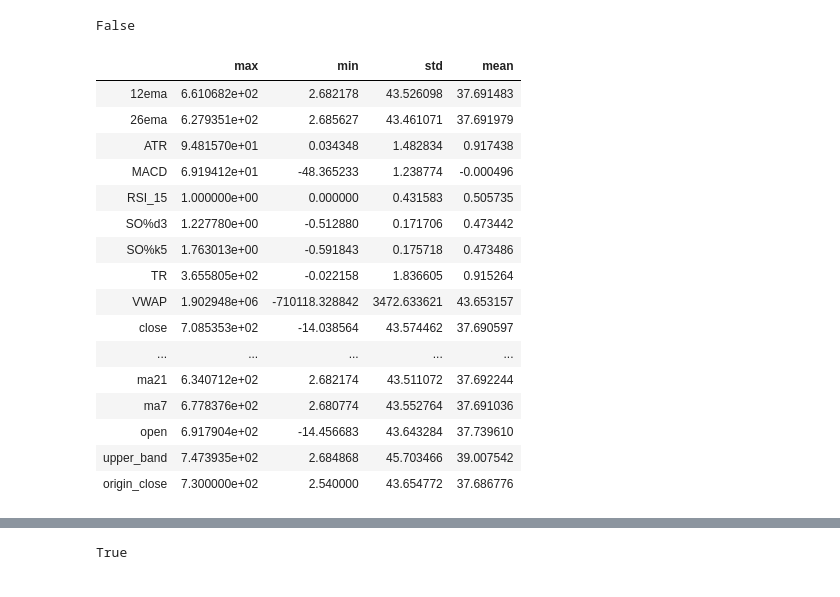
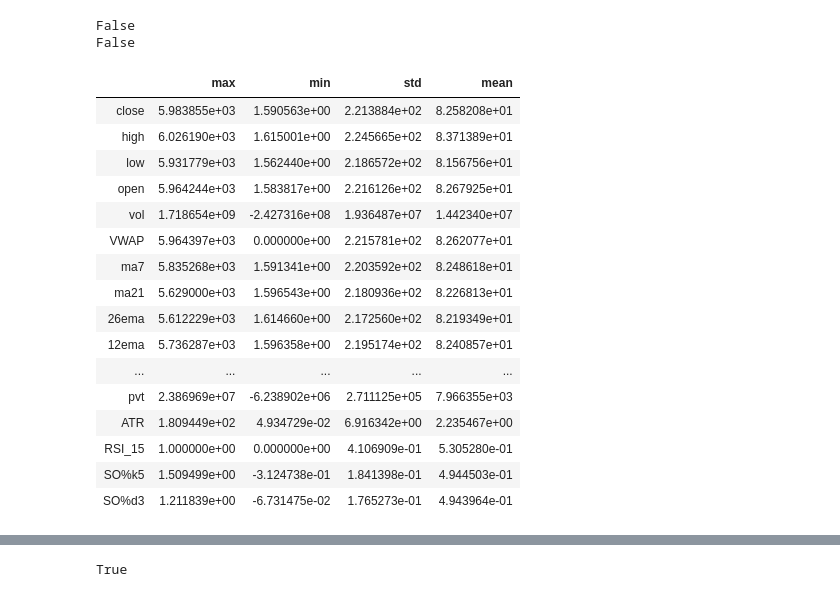
Before and after one commit to datateams0982/Inventory_Check, a Jupyter notebook: TrainingPrep/TrainingPreparation.ipynb, the cells around one changed output, grey strips where cells are left out. Cells and saved outputs as stored; diff of their text form; code cells hidden in the pictures.

```diff
--- a/TrainingPrep/TrainingPreparation.ipynb
+++ b/TrainingPrep/TrainingPreparation.ipynb
@@ -72,31 +57,33 @@ df
-# %%
-df.isna().values.any()
-# %% [output]
-False
-# %%
-feature_list = ['12ema', '26ema', 'ATR',
-                'MACD', 'RSI_15', 'SO%d3',
-                'SO%k5', 'TR', 'VWAP', 'close', 'high', 'low', 'lower_band', 'ma21', 'ma7', 'open',
-                'upper_band', 'origin_close']
-
-param = func.GetScalerParam(df, feature_list)
-param
-# %% [output]
-|  | max | min | std | mean |
-| 12ema | 6.610682e+02 | 2.682178 | 43.526098 | 37.691483 |
-| 26ema | 6.279351e+02 | 2.685627 | 43.461071 | 37.691979 |
-| ATR | 9.481570e+01 | 0.034348 | 1.482834 | 0.917438 |
-| MACD | 6.919412e+01 | -48.365233 | 1.238774 | -0.000496 |
-| RSI_15 | 1.000000e+00 | 0.000000 | 0.431583 | 0.505735 |
-| SO%d3 | 1.227780e+00 | -0.512880 | 0.171706 | 0.473442 |
-| SO%k5 | 1.763013e+00 | -0.591843 | 0.175718 | 0.473486 |
-| TR | 3.655805e+02 | -0.022158 | 1.836605 | 0.915264 |
-| VWAP | 1.902948e+06 | -710118.328842 | 3472.633621 | 43.653157 |
-| close | 7.085353e+02 | -14.038564 | 43.574462 | 37.690597 |
-| ... | ... | ... | ... | ... |
-| ma21 | 6.340712e+02 | 2.682174 | 43.511072 | 37.692244 |
-| ma7 | 6.778376e+02 | 2.680774 | 43.552764 | 37.691036 |
-| open | 6.917904e+02 | -14.456683 | 43.643284 | 37.739610 |
-| upper_band | 7.473935e+02 | 2.684868 | 45.703466 | 39.007542 |
-| origin_close | 7.300000e+02 | 2.540000 | 43.654772 | 37.686776 |
+# %%
+feature_list = ['close', 'high', 'low', 'open',
+       'vol', 'VWAP', 'ma7', 'ma21', '26ema', '12ema', 'MACD', 'upper_band',
+       'lower_band', 'skew', 'kurtosis', 'pvt', 'ATR',
+       'RSI_15', 'SO%k5', 'SO%d3']
+
+print(train_df[feature_list].isna().values.any())
+print(test_df[feature_list].isna().values.any())
+# %% [output]
+False
+False
+# %%
+param = func.GetScalerParam(train_df, feature_list)
+param
+# %% [output]
+|  | max | min | std | mean |
+| close | 5.983855e+03 | 1.590563e+00 | 2.213884e+02 | 8.258208e+01 |
+| high | 6.026190e+03 | 1.615001e+00 | 2.245665e+02 | 8.371389e+01 |
+| low | 5.931779e+03 | 1.562440e+00 | 2.186572e+02 | 8.156756e+01 |
+| open | 5.964244e+03 | 1.583817e+00 | 2.216126e+02 | 8.267925e+01 |
+| vol | 1.718654e+09 | -2.427316e+08 | 1.936487e+07 | 1.442340e+07 |
+| VWAP | 5.964397e+03 | 0.000000e+00 | 2.215781e+02 | 8.262077e+01 |
+| ma7 | 5.835268e+03 | 1.591341e+00 | 2.203592e+02 | 8.248618e+01 |
+| ma21 | 5.629000e+03 | 1.596543e+00 | 2.180936e+02 | 8.226813e+01 |
+| 26ema | 5.612229e+03 | 1.614660e+00 | 2.172560e+02 | 8.219349e+01 |
+| 12ema | 5.736287e+03 | 1.596358e+00 | 2.195174e+02 | 8.240857e+01 |
+| ... | ... | ... | ... | ... |
+| pvt | 2.386969e+07 | -6.238902e+06 | 2.711125e+05 | 7.966355e+03 |
+| ATR | 1.809449e+02 | 4.934729e-02 | 6.916342e+00 | 2.235467e+00 |
+| RSI_15 | 1.000000e+00 | 0.000000e+00 | 4.106909e-01 | 5.305280e-01 |
+| SO%k5 | 1.509499e+00 | -3.124738e-01 | 1.841398e-01 | 4.944503e-01 |
+| SO%d3 | 1.211839e+00 | -6.731475e-02 | 1.765273e-01 | 4.943964e-01 |
 # %%
```
Also changed, not shown: parts of 13 cells of this notebook, 6 other files.
